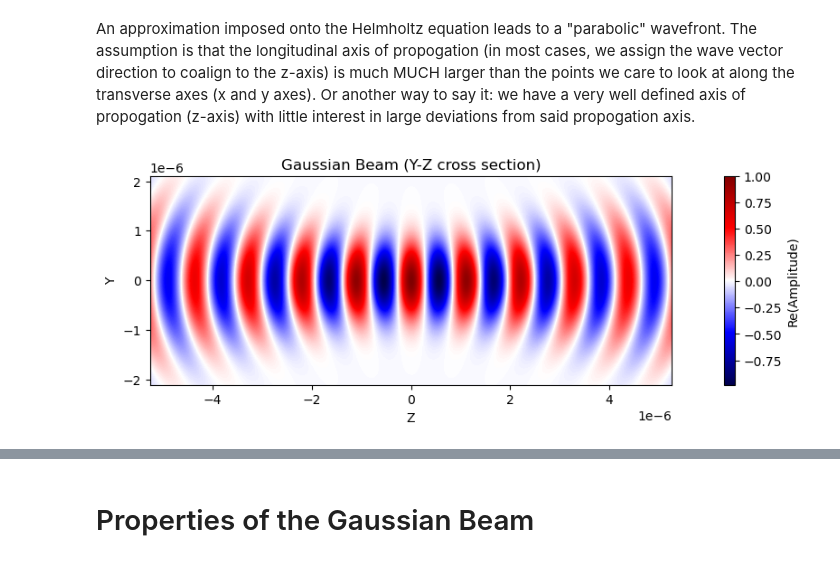
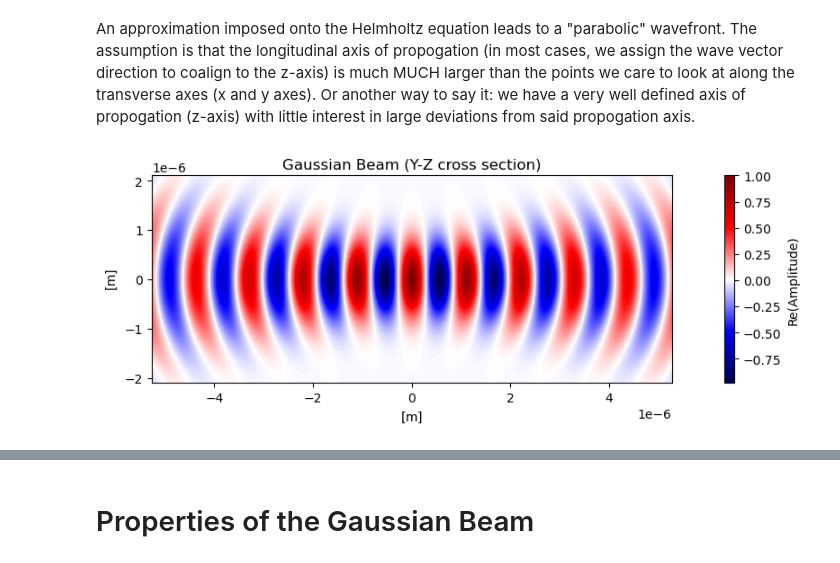
Before and after one commit to dancvan/fop_journalclub, a Jupyter notebook: modules/beam_optics.ipynb, the cells around one changed output, grey strips where cells are left out. Cells and saved outputs as stored; diff of their text form; code cells hidden in the pictures.

```diff
--- a/modules/beam_optics.ipynb
+++ b/modules/beam_optics.ipynb
@@ -98,14 +104,14 @@ y=np.arange(-yscale*lambd,yscale*lambd,1e-9)
 z=np.arange(-zscale*lambd,zscale*lambd,1e-9)
 Z,Y=np.meshgrid(z,y)
 # %%
-U__=gaussian_beam(k,omega,Z,Y,Y,1e-6,0)
+U___=gaussian_beam(k,omega,Z,Y,Y,1e-6,0)
 # %%
 plt.figure(figsize=[15,3])
-plt.imshow(np.real(U__),cmap='seismic', extent=(-zscale*lambd, zscale*lambd, -yscale*lambd, yscale*lambd), origin='lower')
+plt.imshow(np.real(U___),cmap='seismic', extent=(-zscale*lambd, zscale*lambd, -yscale*lambd, yscale*lambd), origin='lower')
 plt.colorbar(label='Re(Amplitude)')
 plt.title('Gaussian Beam (Y-Z cross section)')
-plt.xlabel('Z')
-plt.ylabel('Y')
+plt.xlabel('[$\mathrm{m}$]')
+plt.ylabel('[$\mathrm{m}$]')
 plt.show()
 # %% [output]
-[figure, old version]
+[figure, new version]
```
Also changed, not shown: parts of 5 cells of this notebook, 1 other file.
